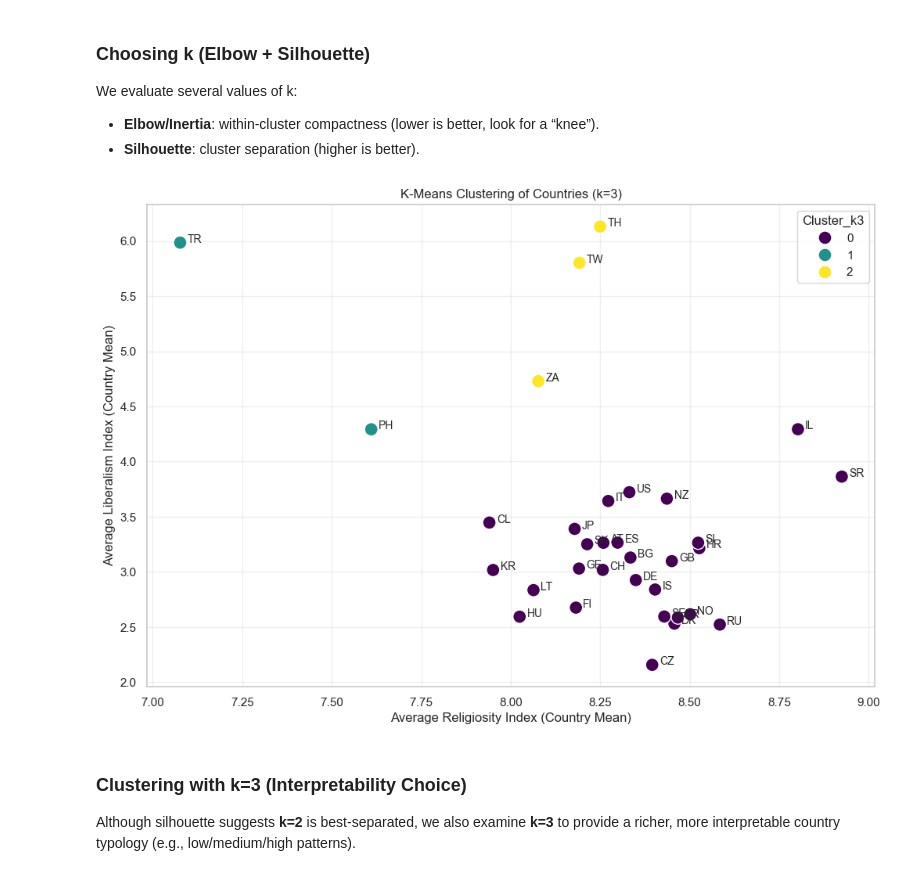
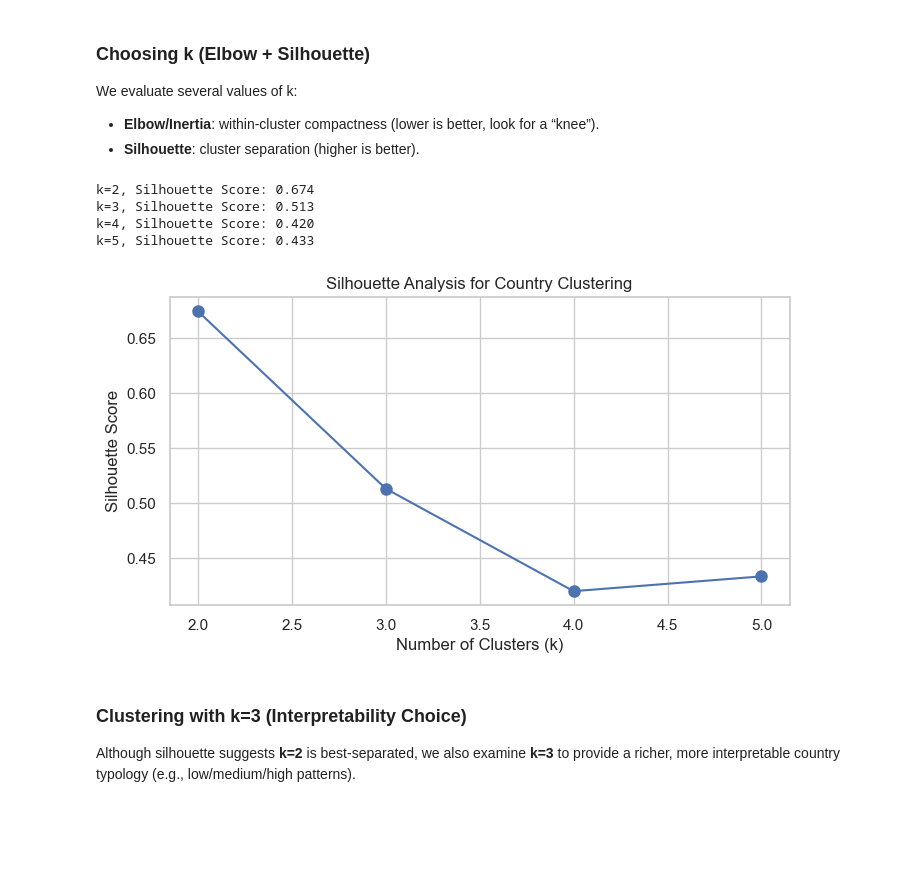
Before and after one commit to oriabensh/ml-project, a Jupyter notebook: Faith_vs_Modernity_Analysis.ipynb, the cells around one changed output. Cells and saved outputs as stored; diff of their text form; code cells hidden in the pictures; blank space fills up the shorter version.

```diff
--- a/Faith_vs_Modernity_Analysis.ipynb
+++ b/Faith_vs_Modernity_Analysis.ipynb
@@ -924,37 +924,35 @@ We evaluate several values of k:
 - **Silhouette**: cluster separation (higher is better).
 # %%
 from sklearn.cluster import KMeans
-import seaborn as sns
+from sklearn.metrics import silhouette_score
 import matplotlib.pyplot as plt
 
-kmeans_3 = KMeans(n_clusters=3, random_state=7, n_init=10)
-df_countries['Cluster_k3'] = kmeans_3.fit_predict(X_scaled)
+k_range = range(2, 6)
+silhouette_scores = []
 
-plt.figure(figsize=(12, 8))
-sns.scatterplot(
-    data=df_countries,
-    x='Religiosity_Index',
-    y='Liberalism_Index',
-    hue='Cluster_k3',
-    palette='viridis',
-    s=150
-)
+for k in k_range:
+    kmeans = KMeans(n_clusters=k, random_state=42, n_init=10)
 
-for i in range(df_countries.shape[0]):
-    plt.text(
-        x=df_countries.Religiosity_Index[i] + 0.02,
-        y=df_countries.Liberalism_Index[i],
-        s=str(df_countries.Country_Name[i])[:2].upper(),
-        size='small'
-    )
+    labels = kmeans.fit_predict(X)
 
-plt.title("K-Means Clustering of Countries (k=3)")
-plt.xlabel("Average Religiosity Index (Country Mean)")
-plt.ylabel("Average Liberalism Index (Country Mean)")
-plt.grid(True, alpha=0.3)
+    score = silhouette_score(X, labels)
+    silhouette_scores.append(score)
+
+    print(f"k={k}, Silhouette Score: {score:.3f}")
+
+plt.figure(figsize=(8, 4))
+plt.plot(k_range, silhouette_scores, 'bo-', markersize=8)
+plt.xlabel('Number of Clusters (k)')
+plt.ylabel('Silhouette Score')
+plt.title('Silhouette Analysis for Country Clustering')
+plt.grid(True)
 plt.show()
 # %% [output]
+k=2, Silhouette Score: 0.674
+k=3, Silhouette Score: 0.513
+k=4, Silhouette Score: 0.420
+k=5, Silhouette Score: 0.433
-[figure, old version]
+[figure, new version]
 # %% [markdown]
 ### Clustering with k=3 (Interpretability Choice)
 Although silhouette suggests **k=2** is best-separated, we also examine **k=3** to provide a richer, more interpretable country typology (e.g., low/medium/high patterns).
```
Also changed, not shown: parts of 1 cell of this notebook.
